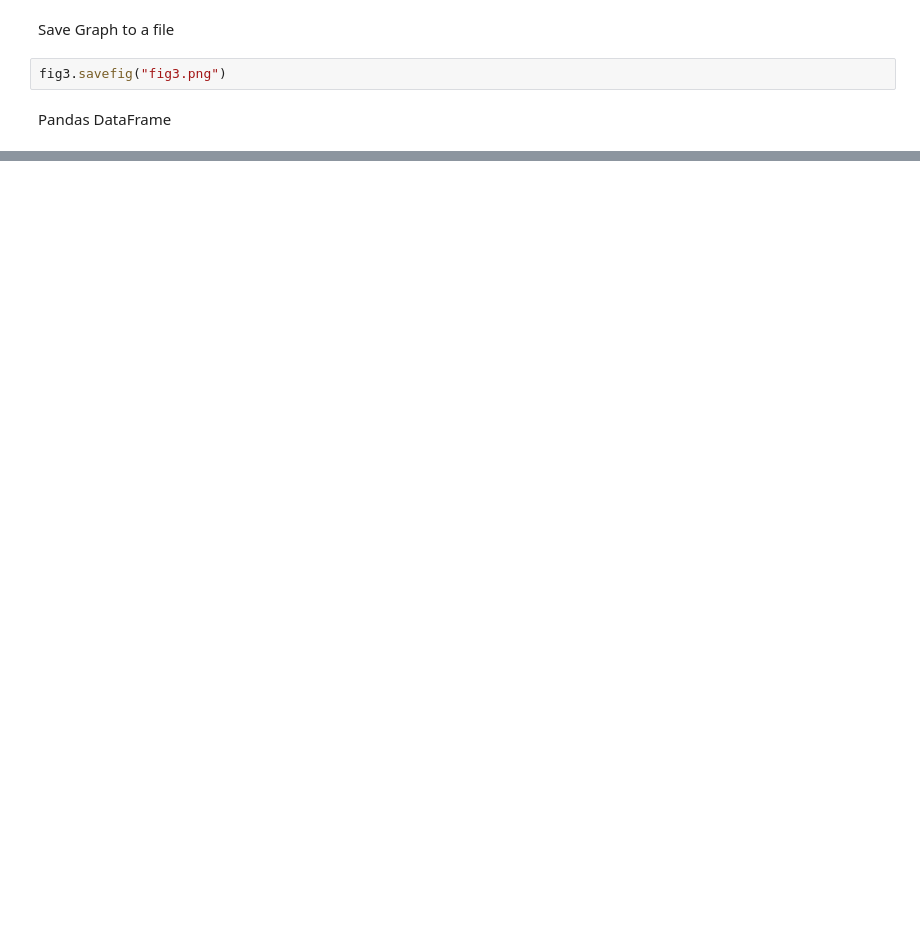
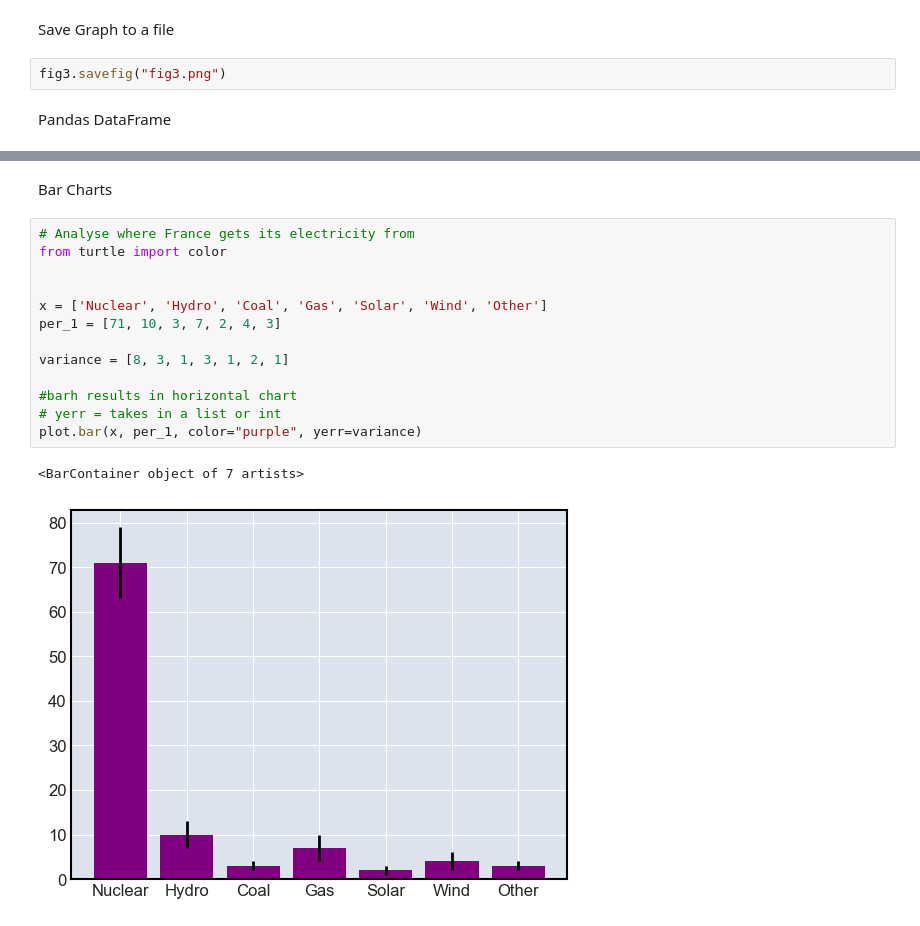
Before and after one commit to abhi-v97/Matplotlib-Notes, a Jupyter notebook: notes.ipynb, the cells around one changed output, grey strips where cells are left out. Saved outputs shown, nothing was run; the diff lists cells and outputs as text; blank space fills up the shorter version.

```diff
--- a/notes.ipynb
+++ b/notes.ipynb
@@ -137,0 +219,18 @@ ics_df = pd.read_csv("icecreamsales.csv")
+# %% [markdown]
+Bar Charts
+# %%
+# Analyse where France gets its electricity from
+from turtle import color
+
+
+x = ['Nuclear', 'Hydro', 'Coal', 'Gas', 'Solar', 'Wind', 'Other']
+per_1 = [71, 10, 3, 7, 2, 4, 3]
+
+variance = [8, 3, 1, 3, 1, 2, 1]
+
+#barh results in horizontal chart
+# yerr = takes in a list or int
+plot.bar(x, per_1, color="purple", yerr=variance)
+# %% [output]
+<BarContainer object of 7 artists>
+[figure, added]
```
Also changed, not shown: parts of 27 cells of this notebook, 4 other files.
